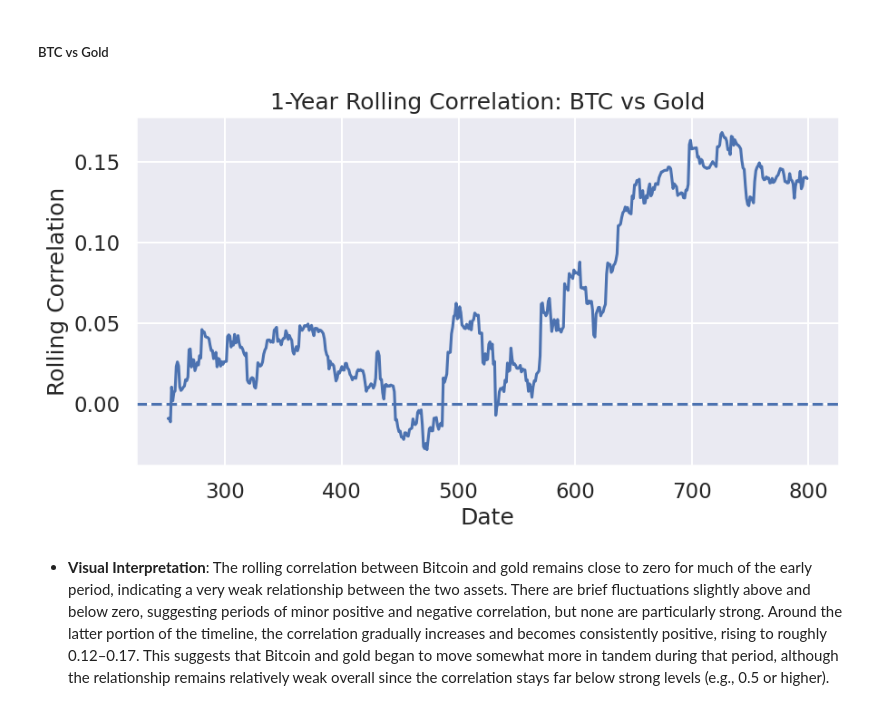
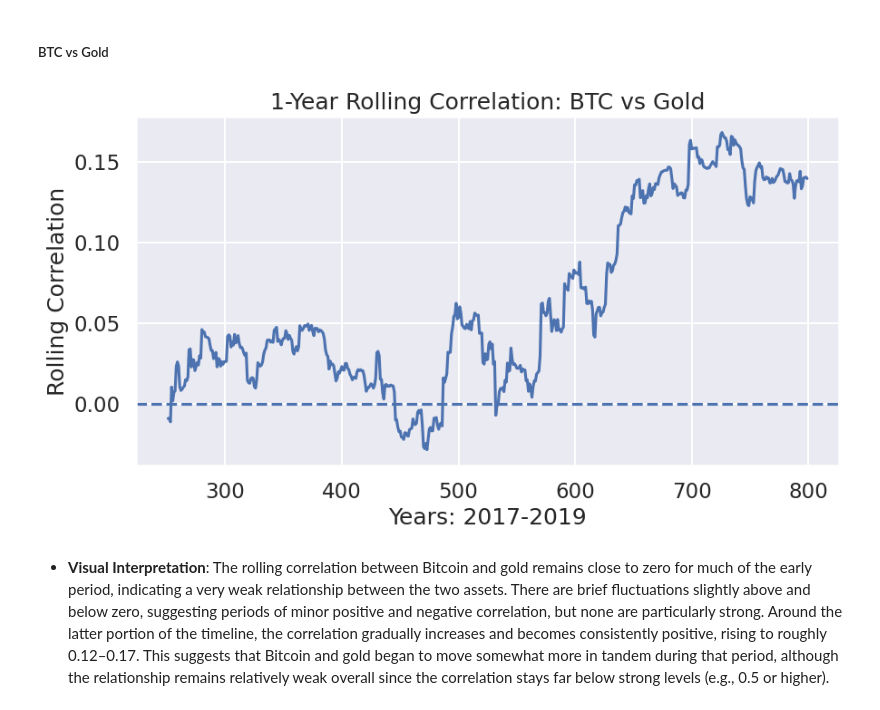
Before and after one commit to COGS108/Group110_WI26, a Jupyter notebook: 02-EDACheckpoint.ipynb, the cells around one changed output. Saved outputs shown, nothing was run; the diff lists cells and outputs as text; code cells hidden in the pictures.

```diff
--- a/02-EDACheckpoint.ipynb
+++ b/02-EDACheckpoint.ipynb
@@ -1280,21 +1280,21 @@ plt.show()
 # %%
 window = 252  # Trading Days in a year
 df_pre["BTC vs Gold"] = (
     df_pre["btc_log_return"]
     .rolling(window)
     .corr(df_pre["gold_log_return"])
 )
 
 # Pre-pandemic BTC vs Gold returns
 plt.figure(figsize=(10,5))
 plt.plot(df_pre.index, df_pre["BTC vs Gold"])
 plt.axhline(0, linestyle="--")
 plt.title("1-Year Rolling Correlation: BTC vs Gold")
-plt.xlabel("Date")
+plt.xlabel("Years: 2017-2019")
 plt.ylabel("Rolling Correlation")
 plt.show()
 # %% [output]
-[figure, old version]
+[figure, new version]
 # %% [markdown]
 - **Visual Interpretation**: The rolling correlation between Bitcoin and gold remains close to zero for much of the early period, indicating a very weak relationship between the two assets. There are brief fluctuations slightly above and below zero, suggesting periods of minor positive and negative correlation, but none are particularly strong. Around the latter portion of the timeline, the correlation gradually increases and becomes consistently positive, rising to roughly 0.12–0.17. This suggests that Bitcoin and gold began to move somewhat more in tandem during that period, although the relationship remains relatively weak overall since the correlation stays far below strong levels (e.g., 0.5 or higher).
 # %% [markdown]
```
Also changed, not shown: parts of 4 cells of this notebook.
